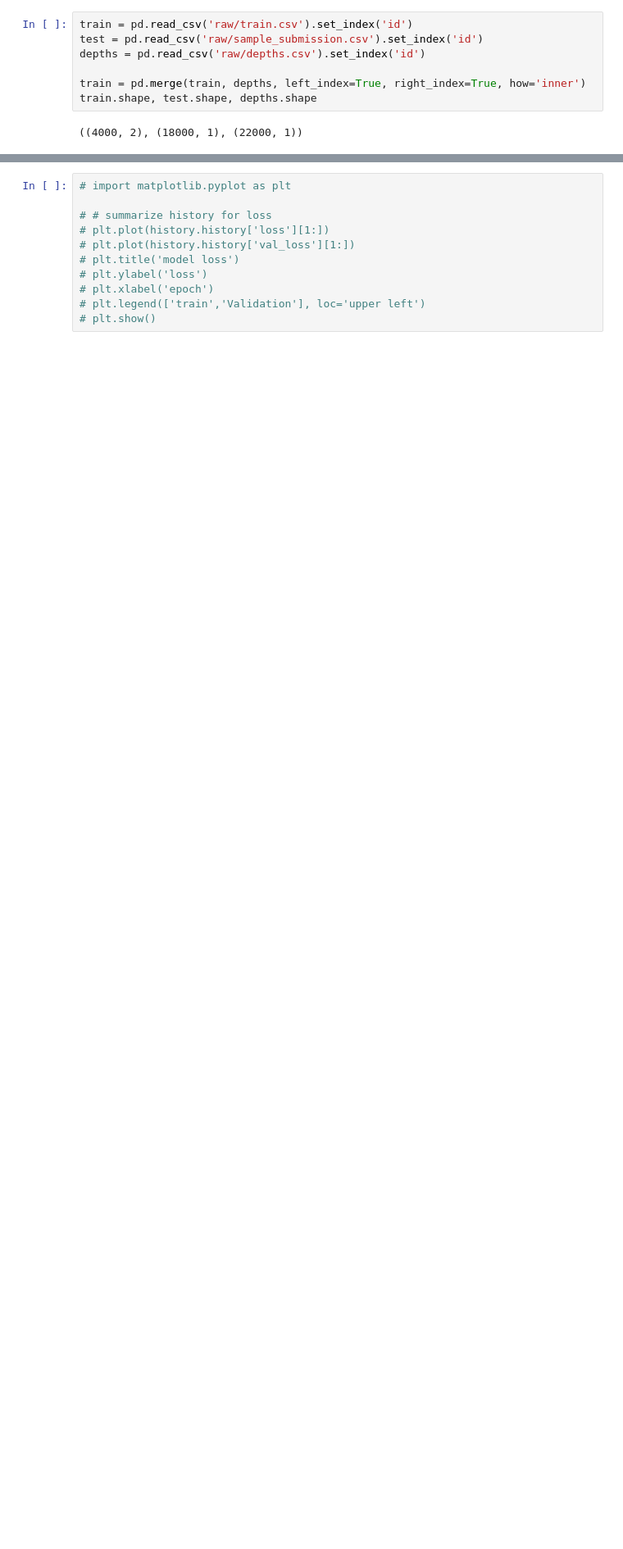
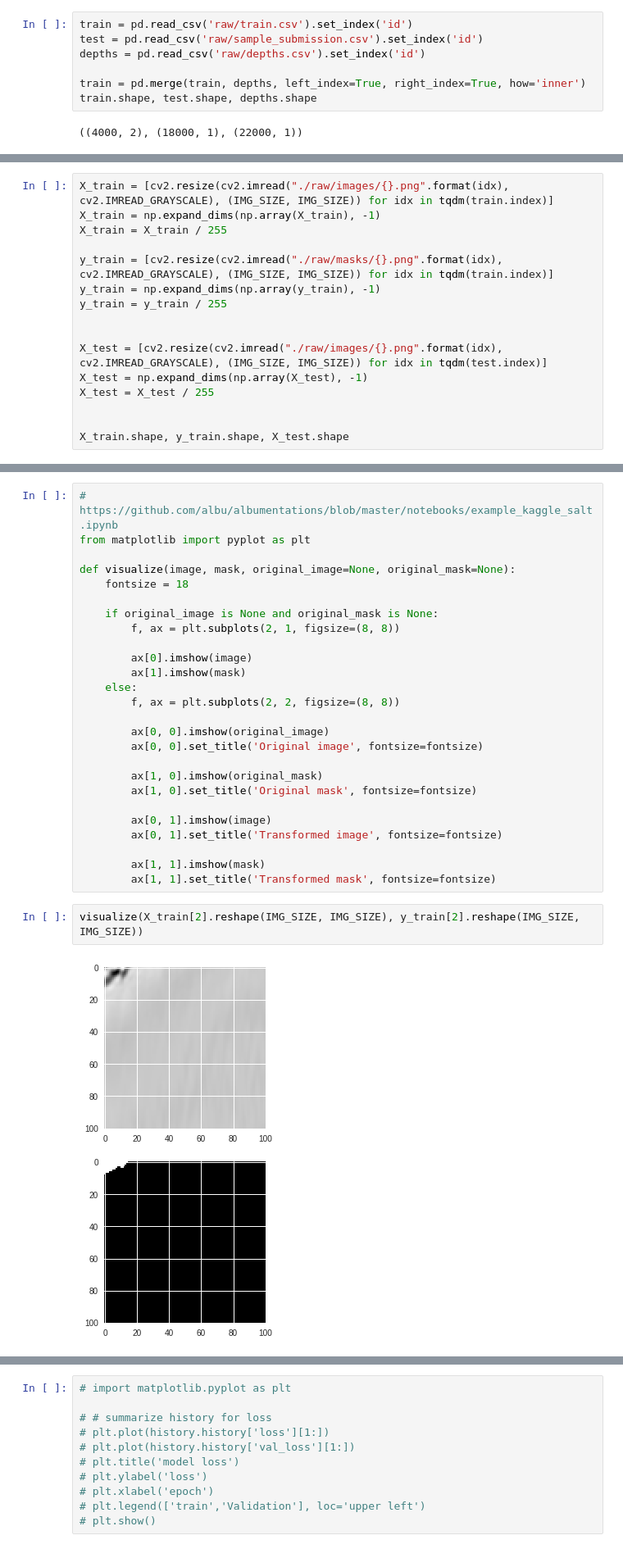
Before and after one commit to Hoiy/kaggle-tgs-salt-identification-challenge, a Jupyter notebook: model_keras_unet.ipynb, the cells around one changed output, grey strips where cells are left out. Shown at 82% size. Drawn from its saved outputs; the diff is of its cells as text; blank space fills up the shorter version.

```diff
--- a/model_keras_unet.ipynb
+++ b/model_keras_unet.ipynb
@@ -37,0 +30,16 @@ X_test = np.array([np.array(load_img("./raw/images/{}.png".format(idx), grayscal
+# %%
+X_train = [cv2.resize(cv2.imread("./raw/images/{}.png".format(idx), cv2.IMREAD_GRAYSCALE), (IMG_SIZE, IMG_SIZE)) for idx in tqdm(train.index)]
+X_train = np.expand_dims(np.array(X_train), -1)
+X_train = X_train / 255
+
+y_train = [cv2.resize(cv2.imread("./raw/masks/{}.png".format(idx), cv2.IMREAD_GRAYSCALE), (IMG_SIZE, IMG_SIZE)) for idx in tqdm(train.index)]
+y_train = np.expand_dims(np.array(y_train), -1)
+y_train = y_train / 255
+
+
+X_test = [cv2.resize(cv2.imread("./raw/images/{}.png".format(idx), cv2.IMREAD_GRAYSCALE), (IMG_SIZE, IMG_SIZE)) for idx in tqdm(test.index)]
+X_test = np.expand_dims(np.array(X_test), -1)
+X_test = X_test / 255
+
+
+X_train.shape, y_train.shape, X_test.shape
@@ -38,3 +48,33 @@ X_test = np.array([np.array(load_img("./raw/images/{}.png".format(idx), grayscal
+# %%
+# https://github.com/albu/albumentations/blob/master/notebooks/example_kaggle_salt.ipynb
+from matplotlib import pyplot as plt
+
+def visualize(image, mask, original_image=None, original_mask=None):
+    fontsize = 18
+
+    if original_image is None and original_mask is None:
+        f, ax = plt.subplots(2, 1, figsize=(8, 8))
+
+        ax[0].imshow(image)
+        ax[1].imshow(mask)
+    else:
+        f, ax = plt.subplots(2, 2, figsize=(8, 8))
+
+        ax[0, 0].imshow(original_image)
+        ax[0, 0].set_title('Original image', fontsize=fontsize)
+
+        ax[1, 0].imshow(original_mask)
+        ax[1, 0].set_title('Original mask', fontsize=fontsize)
+
+        ax[0, 1].imshow(image)
+        ax[0, 1].set_title('Transformed image', fontsize=fontsize)
+
+        ax[1, 1].imshow(mask)
+        ax[1, 1].set_title('Transformed mask', fontsize=fontsize)
+# %%
+visualize(X_train[2].reshape(IMG_SIZE, IMG_SIZE), y_train[2].reshape(IMG_SIZE, IMG_SIZE))
+# %% [output]
+[figure, added]
 # %%
 import keras
 from keras import Model
```
Also changed, not shown: parts of 6 cells of this notebook.
